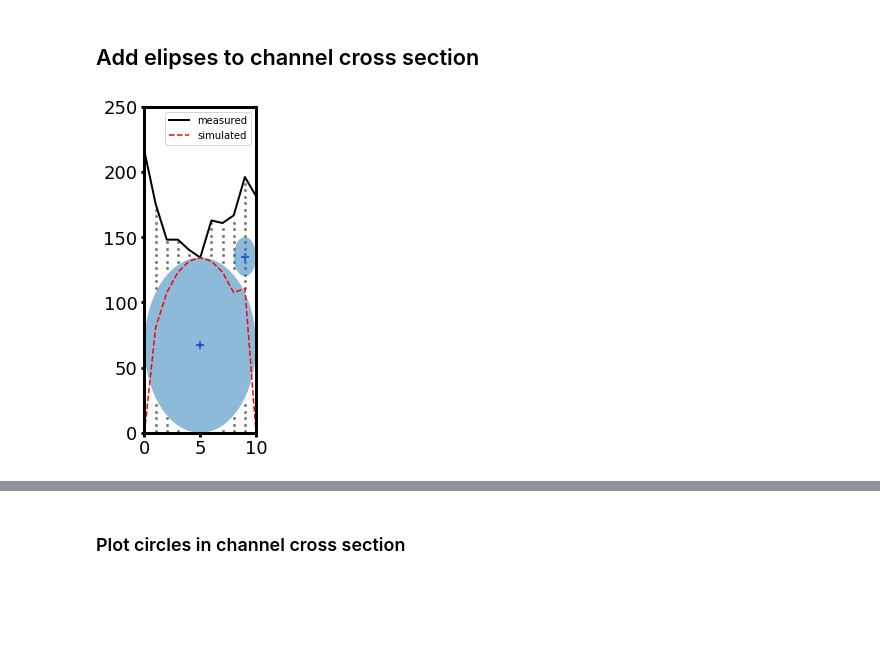
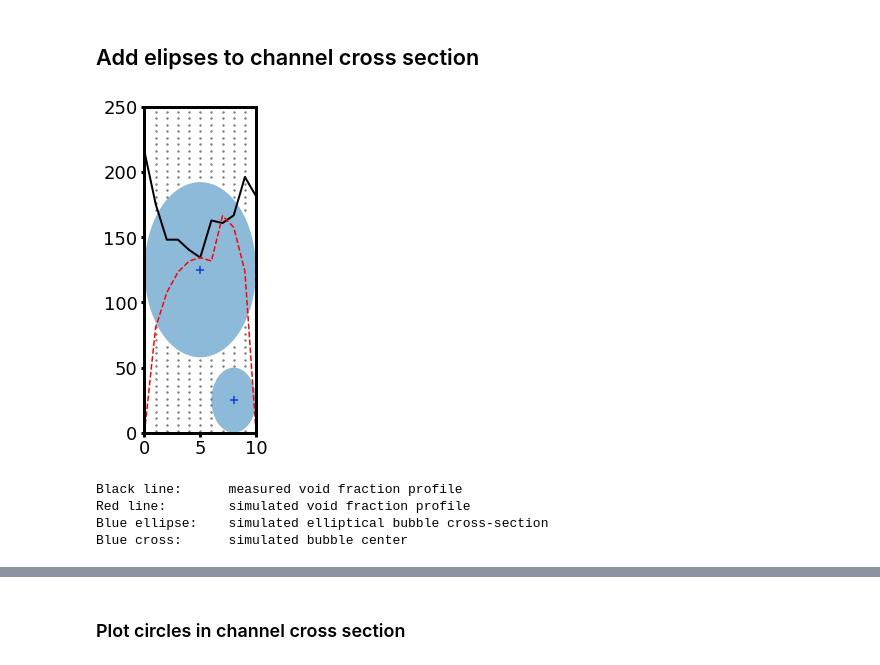
Before and after one commit to ericmuckley/fluid_channel_modeling, a Jupyter notebook: channel_modeling_disks.ipynb, the cells around one changed output, grey strips where cells are left out. Saved outputs shown, nothing was run; the diff lists cells and outputs as text; code cells hidden in the pictures; blank space fills up the shorter version.

```diff
--- a/channel_modeling_disks.ipynb
+++ b/channel_modeling_disks.ipynb
@@ -291,14 +291,36 @@ plt.show()
 # %% [markdown]
 ## Add elipses to channel cross section
 # %%
-# use this to reample the cross section for higher resolution
+def points_inside_polygons(array_of_points, verts):
+    """
+    Check if an array of points lies inside any polygons.
+    Uses Point and Polygon objects from Shapley library.
+    Inputs:
+    array_of_points: 2D array of coordinate ordered pairs
+    verts: list of arrays of vertices of each polygon
+    """
+    inside = np.zeros(len(array_of_points))
+    # loop over each point
+    for p in range(len(array_of_points)):
+        point = Point(*array_of_points[p])
+        for v in verts:
+            polygon = Polygon(v)
+            if polygon.contains(point):
+                inside[p] = 1
+                break
+    return inside
+
+
+
+
+# use this to resample the cross section for higher resolution
 #cs = resample(np.column_stack((np.arange(img.shape[0]), img[:,i])))
 cs = np.column_stack((np.arange(img.shape[0]), img[:, 60]))
 
 # create dictionary for elliptical bubble dimensions (center, width, height)
 # the initial bubble is created as large as possible to fit inside measured cross section
 bub = {
-    'c': [[np.max(cs[:, 0])/2, np.min(cs[:, 1])/2]],
+    'c': [[np.max(cs[:, 0])/2, int(data['d_um']/2)]],
     'w': [np.max(cs[:, 0])],
     'h': [np.min(cs[:, 1])],
     'verts': []}
@@ -316,7 +338,7 @@ fig, ax = plt.subplots()
 ax.add_patch(ellipse_object)
 ax.scatter(*bub['c'][0], marker='+', s=80, c='b')
 # add void fraction cross section to plot
-ax.plot(cs[:,0], cs[:,1], lw=2, c='k', label='measured')
+ax.plot(cs[:,0], cs[:,1], lw=2, c='k', label='meas. VF')
 
 
 # calculate residual between measured and simulated cross sections
@@ -330,50 +352,55 @@ for b in range(1, 2):
     # calculate residual between measured and simulated cross sections
     residual = np.column_stack((cs[:, 0], cs[:, 1]-sim_cs))
 
-    new_c, new_w, new_h = [9, 135], 2, 30
+    new_c, new_w, new_h = [8, 25], 4, 50
     bub['c'].append(new_c)
     bub['w'].append(new_w)
     bub['h'].append(new_h)
 
 
     # add ellipse cross section to total simulated cross section
     sim_cs += ellipse_integral(cs[:,0], bub['c'][b][0], bub['w'][b], bub['h'][b])
-
     # plot new ellipse
     ellipse_object = patches.Ellipse(bub['c'][b], bub['w'][b], bub['h'][b], alpha=0.5)
-    ellipse_vetices = get_ellipse_vertices(ellipse_object)
+    ellipse_vertices = get_ellipse_vertices(ellipse_object)
     bub['verts'].append(ellipse_vertices)
     ax.add_patch(ellipse_object)
     ax.scatter(*bub['c'][b], marker='+', s=80, c='b')
 
 
+    # ------------------------- generate new bubble ------------------------
+    # get potential centers of new bubbles
+    x_pot = np.arange(1, len(cs)-1)
+    y_pot = np.arange(1, data['d_um']-1, 5)
+    grid_cords = np.array(np.meshgrid(x_pot, y_pot)).T.reshape(-1,2)
+
+    # check if potential center lies inside of any other bubbles
+    inside_bubbles = points_inside_polygons(grid_cords, bub['verts']).astype('bool')
+    good_pot = grid_cords[~inside_bubbles]
+
+    # plot potential new bubble centers
+    [ax.scatter(*pot, s=2, c='gray') for pot in good_pot]
 
 
-    # generate new bubble
-    potential_centers = []
-    for xi in range(1, len(cs)-1):
-         for yi in range(1, int(np.floor(cs[xi, 1])), 5):
-            point = Point(xi, yi)
-
-            polygon = Polygon(v)
-
-            for v in bub['verts']:
-            if not polygon.contains(point):
-                potential_centers.append([xi, yi])
-
-
-    [ax.scatter(*pot, s=4, c='gray') for pot in potential_centers]
 
 
 
 
 
 # plot simulated void fraction cross section
-ax.plot(cs[:, 0], sim_cs, c='r', linestyle='--', label='simulated')
+ax.plot(cs[:, 0], sim_cs, c='r', linestyle='--', label='sim. VF')
 plt.xlim([cs[0, 0], cs[-1, 0]])
 plt.ylim([0, data['d_um']])
 fig.set_size_inches(2, 6)
-plt.legend()
+#plt.legend()
 plt.show()
+print('Black line: \t measured void fraction profile')
+print('Red line: \t simulated void fraction profile')
+print('Blue ellipse: \t simulated elliptical bubble cross-section')
+print('Blue cross: \t simulated bubble center')
 # %% [output]
-[figure, old version]
+[figure, new version]
+Black line:      measured void fraction profile
+Red line:        simulated void fraction profile
+Blue ellipse:    simulated elliptical bubble cross-section
+Blue cross:      simulated bubble center
```
Also changed, not shown: parts of 3 cells of this notebook.
